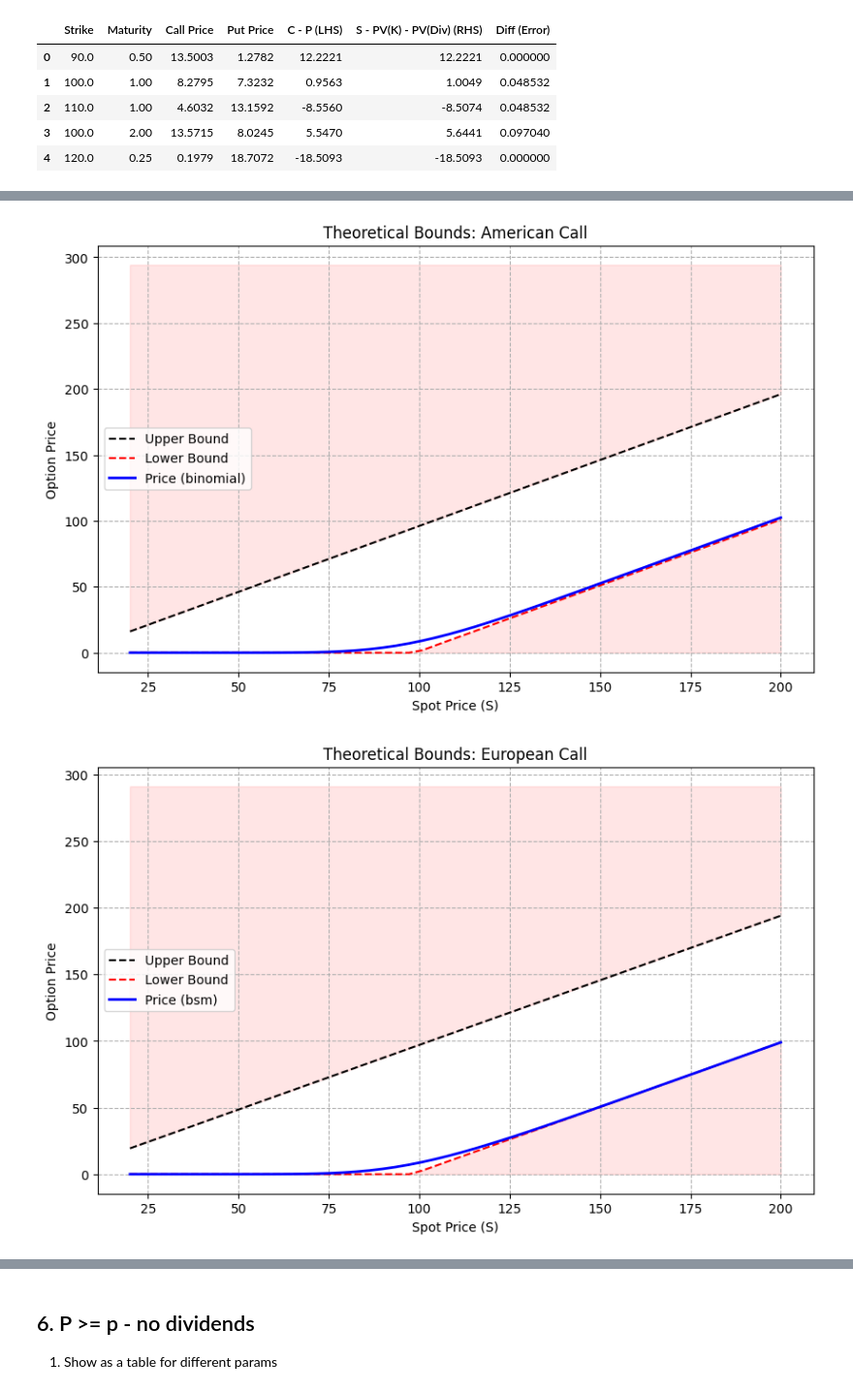
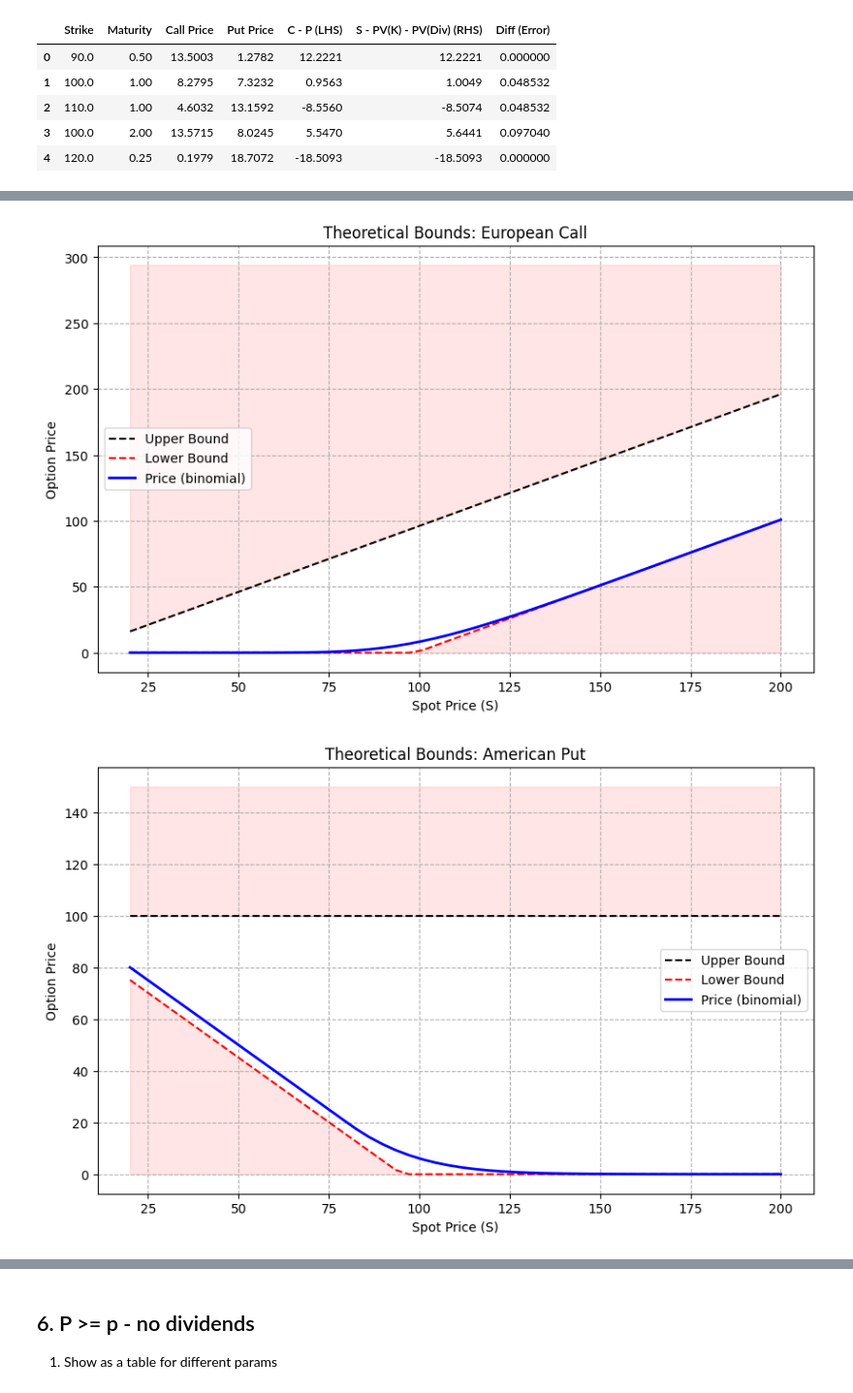
Before and after one commit to Sakii0912/Options_Pricing_Engine, a Jupyter notebook: notebooks/BSM_Binomial.ipynb, the cells around one changed output, grey strips where cells are left out. Shown at 97% size. Drawn from its saved outputs; the diff is of its cells as text; code cells hidden in the pictures.

Commit message:
final changes in bsm/binomial

```diff
--- a/notebooks/BSM_Binomial.ipynb
+++ b/notebooks/BSM_Binomial.ipynb
@@ -261,10 +267,14 @@ Plots are for
 # %%
 spot_range = np.linspace(20, 200, 50)
 
-# 1. Binomial - American Put with discrete dividends
-plot_price_bounds(am_put, market_div, spot_range, engine="binomial", steps=150)
+# 1. Binomial - European Call and Put with discrete dividends
+plot_price_bounds(eur_put, market_div, spot_range, engine="binomial", steps=150)
 
-plot_price_bounds(am_call, market_div, spot_range, engine="binomial", steps=150)
+plot_price_bounds(eur_call, market_div, spot_range, engine="binomial", steps=150)
+
+# American Call and put with no dividends
+plot_price_bounds(am_put, market_no_div, spot_range, engine="binomial", steps=150)
+plot_price_bounds(am_call, market_no_div, spot_range, engine="binomial", steps=150)
 
 # 2. BSM - European Call with continuous yield
 market_yield = MarketData(spot=100.0, rate=0.05, volatility=0.2, dividend_yield=0.03)
@@ -274,2 +284,2 @@ plot_price_bounds(eur_call, market_yield, spot_range, engine="bsm")
-[figure, old version]
+[figure, new version]
-[figure, old version]
+[figure, new version]
```
Also changed, not shown: parts of 3 cells of this notebook.
